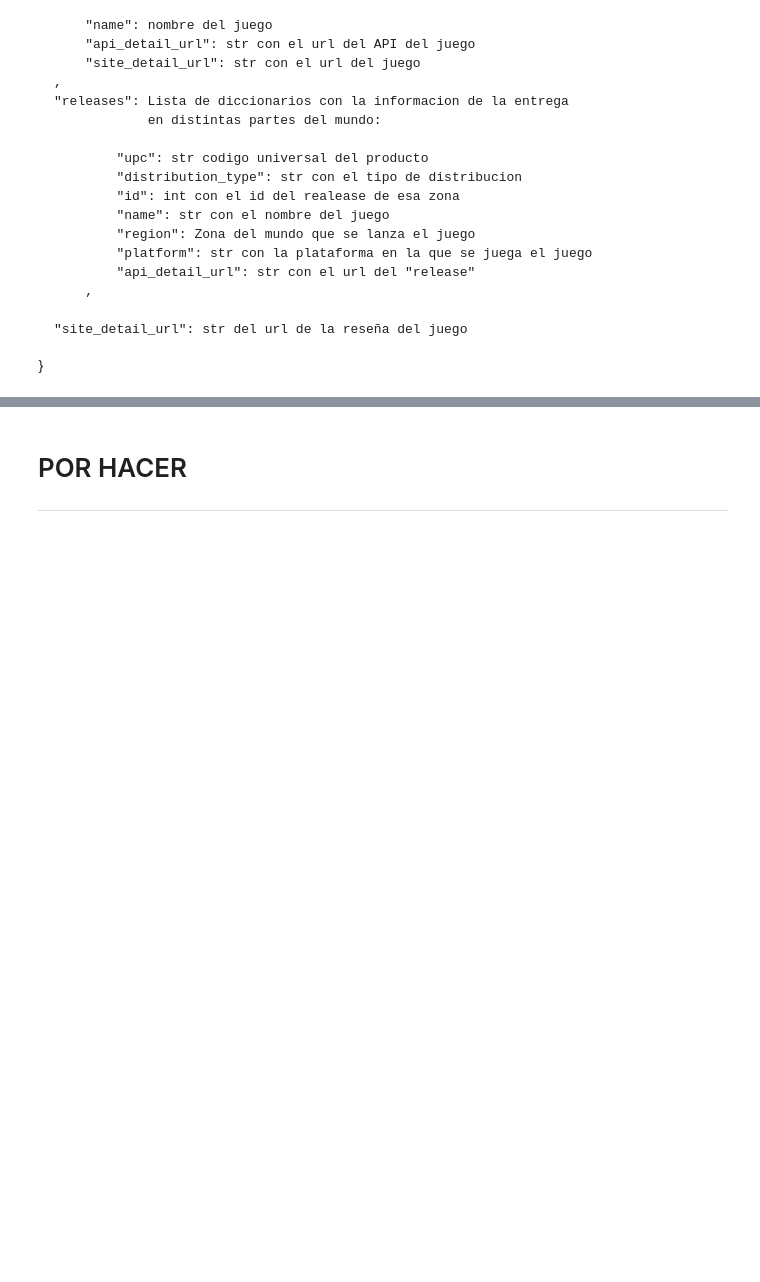
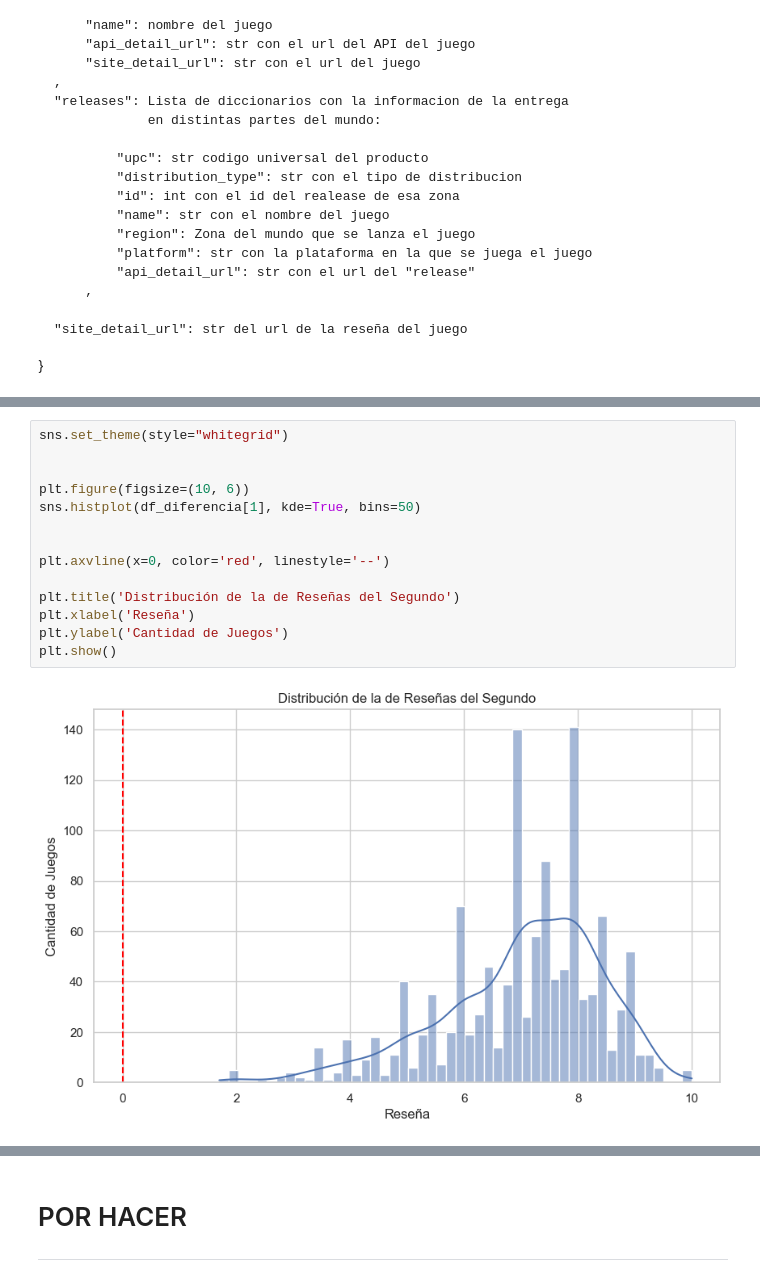
Before and after one commit to claudiocanales721/Proyecto-cs-de-datos, a Jupyter notebook: Partes_separadas_del_proyecto/Alonso/Proceso.ipynb, the cells around one changed output, grey strips where cells are left out. Drawn from its saved outputs; the diff is of its cells as text; blank space fills up the shorter version.

```diff
--- a/Partes_separadas_del_proyecto/Alonso/Proceso.ipynb
+++ b/Partes_separadas_del_proyecto/Alonso/Proceso.ipynb
@@ -287,0 +413,16 @@ plt.show()
+# %%
+sns.set_theme(style="whitegrid")
+
+
+plt.figure(figsize=(10, 6))
+sns.histplot(df_diferencia[1], kde=True, bins=50)
+
+
+plt.axvline(x=0, color='red', linestyle='--')
+
+plt.title('Distribución de la de Reseñas del Segundo')
+plt.xlabel('Reseña')
+plt.ylabel('Cantidad de Juegos')
+plt.show()
+# %% [output]
+[figure, added]
```
Also changed, not shown: parts of 22 cells of this notebook, 3 other files.
